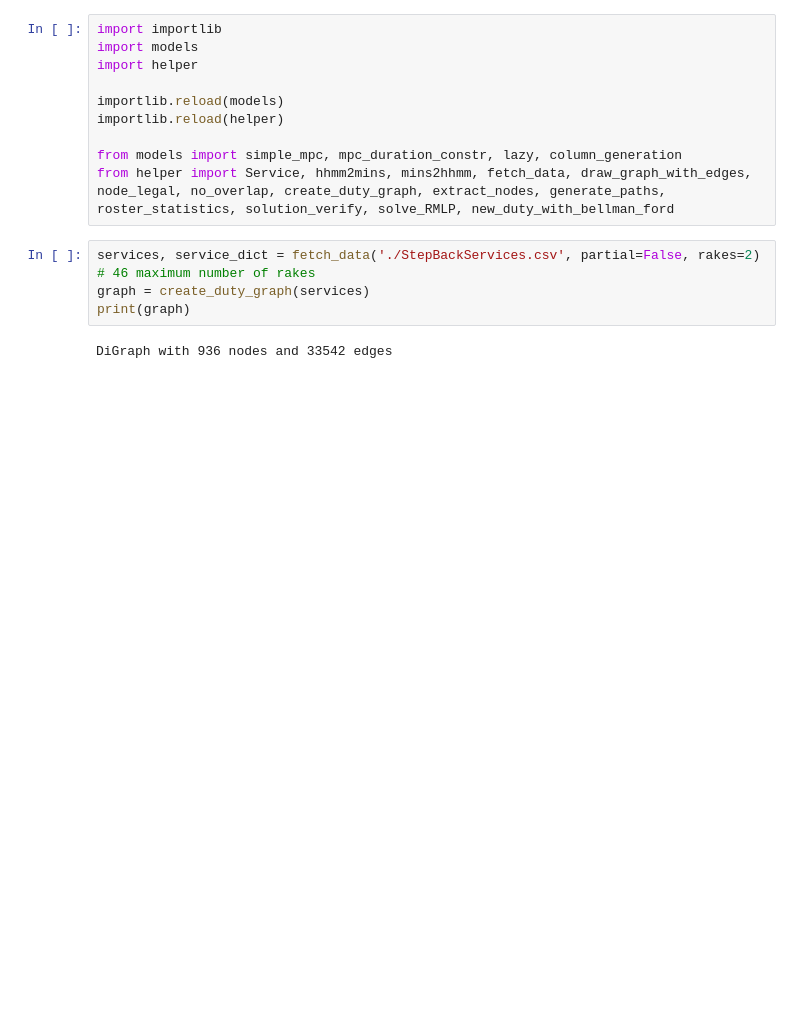
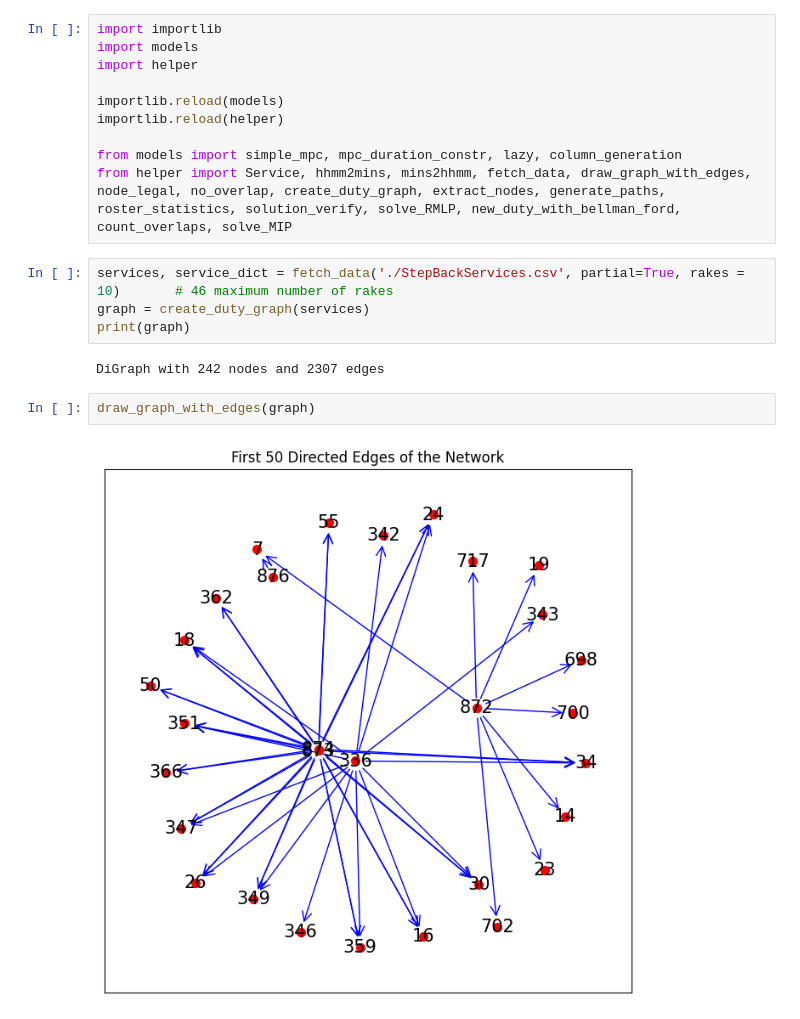
Before and after one commit to adelsakkir/DMRC_crew_scheduling, a Jupyter notebook: experiments.ipynb, the cells around one changed output. Drawn from its saved outputs; the diff is of its cells as text; blank space fills up the shorter version.

```diff
--- a/experiments.ipynb
+++ b/experiments.ipynb
@@ -20,10 +20,14 @@ importlib.reload(models)
 importlib.reload(helper)
 
 from models import simple_mpc, mpc_duration_constr, lazy, column_generation
-from helper import Service, hhmm2mins, mins2hhmm, fetch_data, draw_graph_with_edges, node_legal, no_overlap, create_duty_graph, extract_nodes, generate_paths, roster_statistics, solution_verify, solve_RMLP, new_duty_with_bellman_ford
+from helper import Service, hhmm2mins, mins2hhmm, fetch_data, draw_graph_with_edges, node_legal, no_overlap, create_duty_graph, extract_nodes, generate_paths, roster_statistics, solution_verify, solve_RMLP, new_duty_with_bellman_ford, count_overlaps, solve_MIP
 # %%
-services, service_dict = fetch_data('./StepBackServices.csv', partial=False, rakes=2)       # 46 maximum number of rakes
+services, service_dict = fetch_data('./StepBackServices.csv', partial=True, rakes = 10)       # 46 maximum number of rakes
 graph = create_duty_graph(services)
 print(graph)
 # %% [output]
-DiGraph with 936 nodes and 33542 edges
+DiGraph with 242 nodes and 2307 edges
+# %%
+draw_graph_with_edges(graph)
+# %% [output]
+[figure, added]
```
Also changed, not shown: parts of 12 cells of this notebook, 7 other files.
